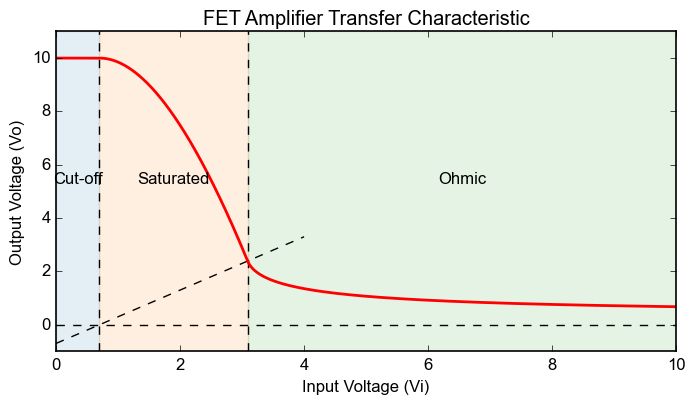
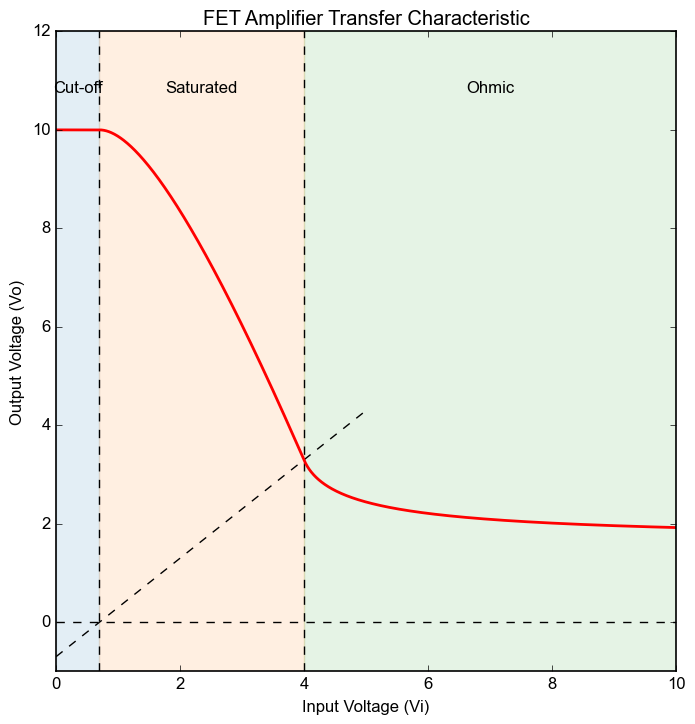
The change to this notebook cell's code, shown as a diff; its figure went from the first image to the second:
--- before
+++ after
@@ -1,5 +1,5 @@
 Vdd = 10
 Rd = 5000
-Rs = 200
+Rs = 1000
 Vt = 0.7
 alpha = 0.0007
@@ -47,5 +47,4 @@
 ) / ((Rd - Rs) * (Rd + Rs) * alpha)
 
-plt.figure(figsize=(8, 4))
 plt.axvspan(0, Vt, color='tab:blue', alpha=0.12)
 plt.axvspan(Vt, Vimax, color='tab:orange', alpha=0.12)
@@ -54,13 +53,13 @@
 plt.axvline(Vimax, color='black', linestyle='--', linewidth=1)
 plt.axhline(0, color='black', linestyle='--', linewidth=1)
-plt.plot([0, 4], [-Vt, 4 - Vt], color='black', linestyle='--', linewidth=1)
+plt.plot([0, 5], [-Vt, 5 - Vt], color='black', linestyle='--', linewidth=1)
 plt.plot(Vi, Vo, lw=2, color='red', zorder=2)
-plt.text(Vt / 2, 5.75, 'Cut-off', ha='center', va='top')
-plt.text((Vt + Vimax) / 2, 5.75, 'Saturated', ha='center', va='top')
-plt.text((Vimax + 10) / 2, 5.75, 'Ohmic', ha='center', va='top')
+plt.text(Vt / 2, 11, 'Cut-off', ha='center', va='top')
+plt.text((Vt + Vimax) / 2, 11, 'Saturated', ha='center', va='top')
+plt.text((Vimax + 10) / 2, 11, 'Ohmic', ha='center', va='top')
 plt.xlabel('Input Voltage (Vi)')
 plt.ylabel('Output Voltage (Vo)')
 plt.xlim(0, 10)
-plt.ylim(-1, 11)
+plt.ylim(-1, 12)
 plt.title('FET Amplifier Transfer Characteristic')
 plt.show()
@@ -69,5 +68,5 @@
 Vi_A = 0.5 * (Vi[:-1] + Vi[1:])
 
-plt.figure(figsize=(8, 4))
+
 plt.axvspan(0, Vt, color='tab:blue', alpha=0.12)
 plt.axvspan(Vt, Vimax, color='tab:orange', alpha=0.12)
@@ -76,11 +75,11 @@
 plt.axvline(Vimax, color='black', linestyle='--', linewidth=1)
 plt.plot(Vi_A, A, lw=2, color='blue')
-plt.text(Vt / 2, -9, 'Cut-off', ha='center', va='top')
-plt.text((Vt + Vimax) / 2, -9, 'Saturated', ha='center', va='top')
-plt.text((Vimax + 10) / 2, -9, 'Ohmic', ha='center', va='top')
+plt.text(Vt / 2, -4, 'Cut-off', ha='center', va='top')
+plt.text((Vt + Vimax) / 2, -4, 'Saturated', ha='center', va='top')
+plt.text((Vimax + 10) / 2, -4, 'Ohmic', ha='center', va='top')
 plt.xlabel('Input Voltage (Vi)')
 plt.ylabel('Amplification (A)')
 plt.xlim(0, 10)
-plt.ylim(-15, 0)
+plt.ylim(-5, 0)
 plt.title('FET Amplifier Gain')
 plt.axhline(0, color='black', linewidth=0.8)

Commit: up